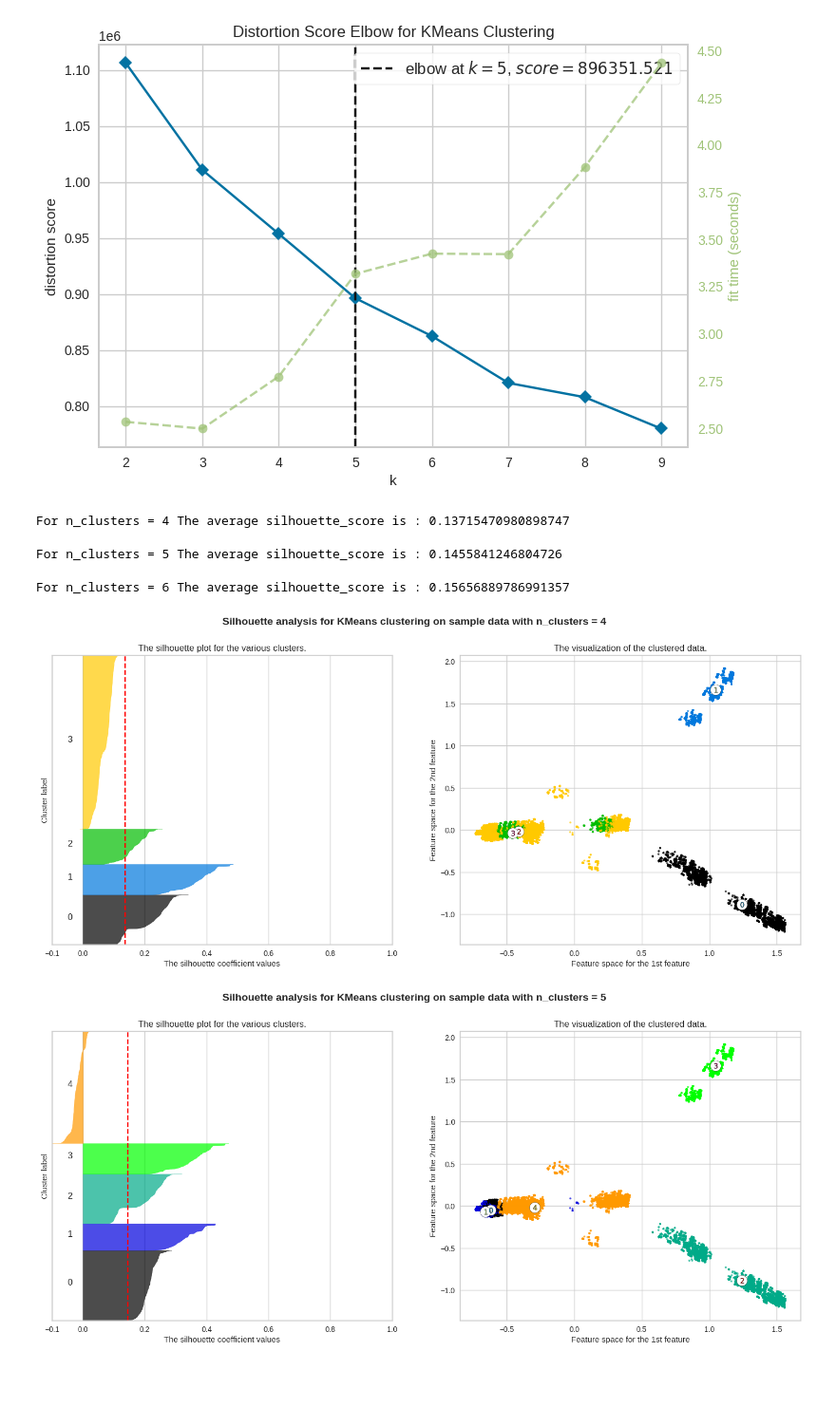
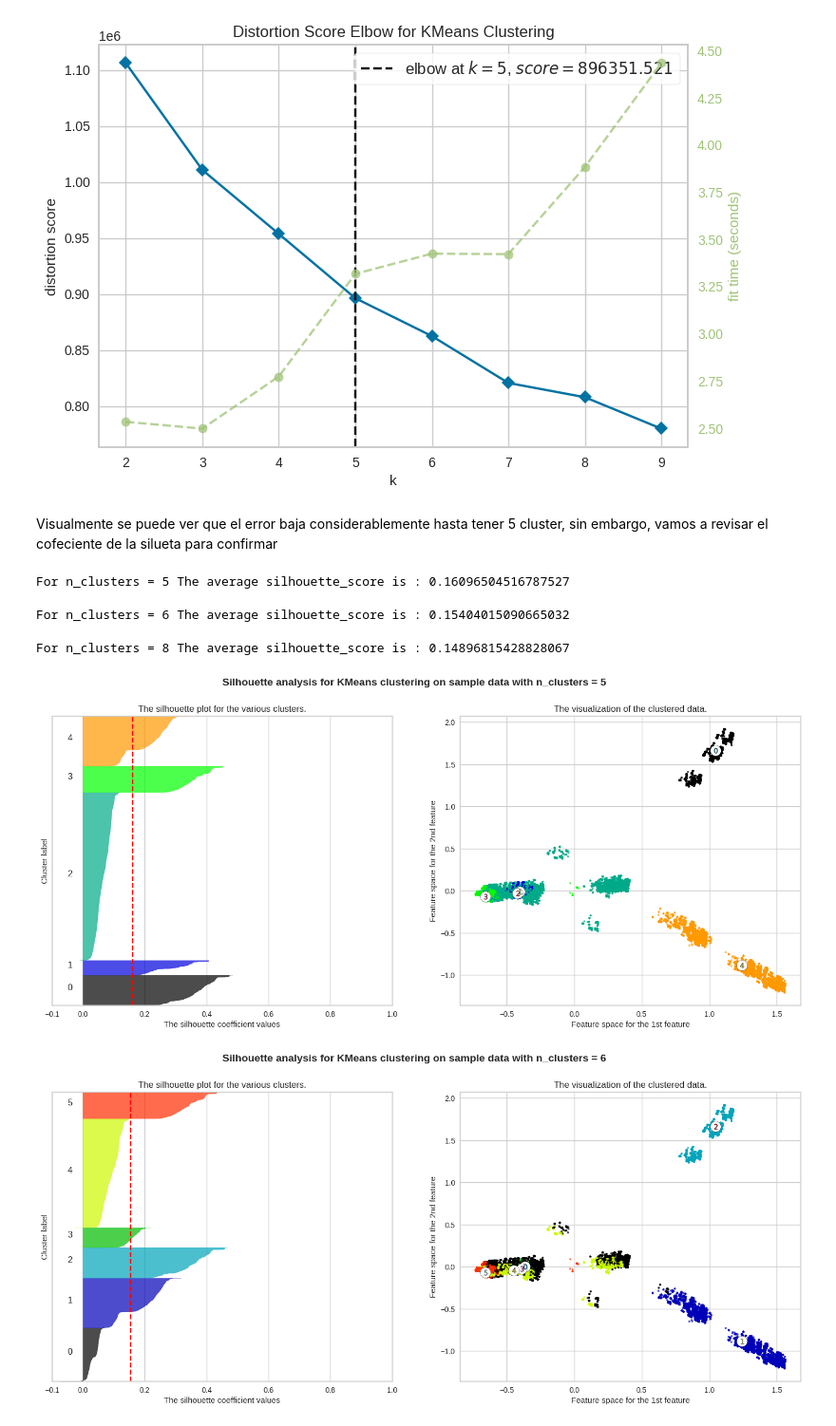
Before and after one commit to alejandrocorrealoaiza1/Caso-Dyna, a Jupyter notebook: EjercicioDyna.ipynb, the cells around one changed output. Shown: that part at 95% size. Saved outputs shown, nothing was run; the diff lists cells and outputs as text; code cells hidden in the pictures; blank space fills up the shorter version.

```diff
--- a/EjercicioDyna.ipynb
+++ b/EjercicioDyna.ipynb
@@ -653,10 +642,12 @@ Codo.show()
 plt.show()
 # %% [output]
 [figure]
+# %% [markdown]
+Visualmente se puede ver que el error baja considerablemente hasta tener 5 cluster, sin embargo, vamos a revisar el cofeciente de la silueta para confirmar
 # %%
 #For k-means, calculate the silhouette plots and coefficients for each run, iterating K from 1 to 5 clusters.
 
-range_n_clusters = [4, 5, 6]
+range_n_clusters = [5, 6, 8]
 
 for n_clusters in range_n_clusters:
     # Create a subplot with 1 row and 2 columns
@@ -736,35 +727,35 @@ for n_clusters in range_n_clusters:
 
     # Labeling the clusters
     centers = clusterer.cluster_centers_
     # Draw white circles at cluster centers
     ax2.scatter(
         centers[:, 0],
         centers[:, 1],
         marker="o",
         c="white",
         alpha=1,
         s=200,
         edgecolor="k",
     )
 
     for i, c in enumerate(centers):
         ax2.scatter(c[0], c[1], marker="$%d$" % i, alpha=1, s=50, edgecolor="k")
 
     ax2.set_title("The visualization of the clustered data.")
     ax2.set_xlabel("Feature space for the 1st feature")
     ax2.set_ylabel("Feature space for the 2nd feature")
 
     plt.suptitle(
         "Silhouette analysis for KMeans clustering on sample data with n_clusters = %d"
         % n_clusters,
         fontsize=14,
         fontweight="bold",
     )
 
 plt.show()
 # %% [output]
-For n_clusters = 4 The average silhouette_score is : 0.13715470980898747
+For n_clusters = 5 The average silhouette_score is : 0.16096504516787527
-For n_clusters = 5 The average silhouette_score is : 0.1455841246804726
+For n_clusters = 6 The average silhouette_score is : 0.15404015090665032
-For n_clusters = 6 The average silhouette_score is : 0.15656889786991357
+For n_clusters = 8 The average silhouette_score is : 0.14896815428828067
-[figure, old version]
+[figure, new version]
-[figure, old version]
+[figure, new version]
```
Also changed, not shown: parts of 9 cells of this notebook.
